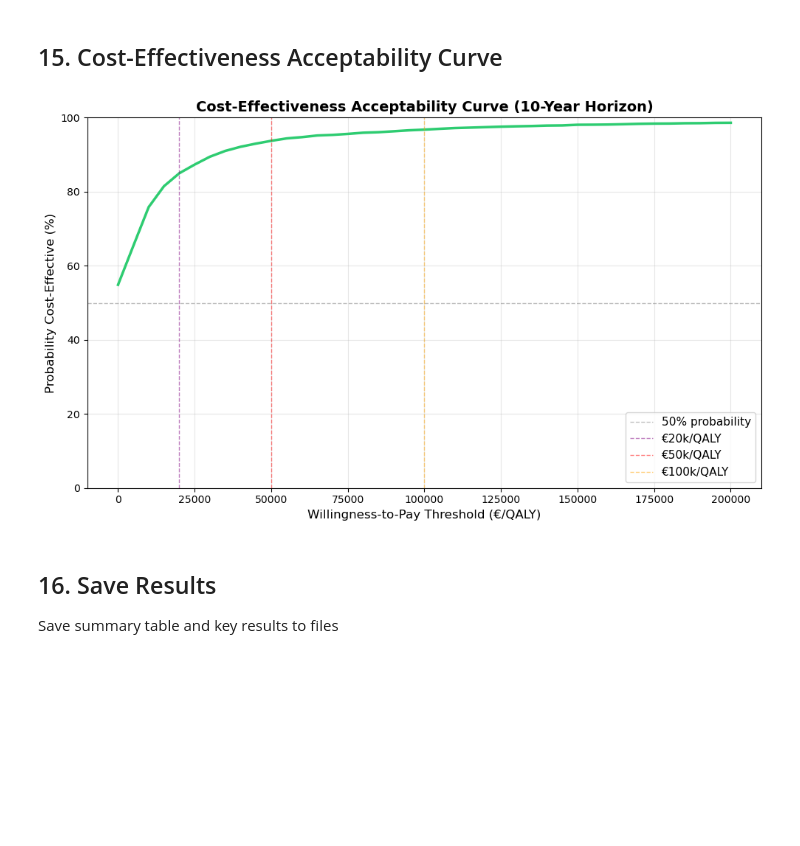
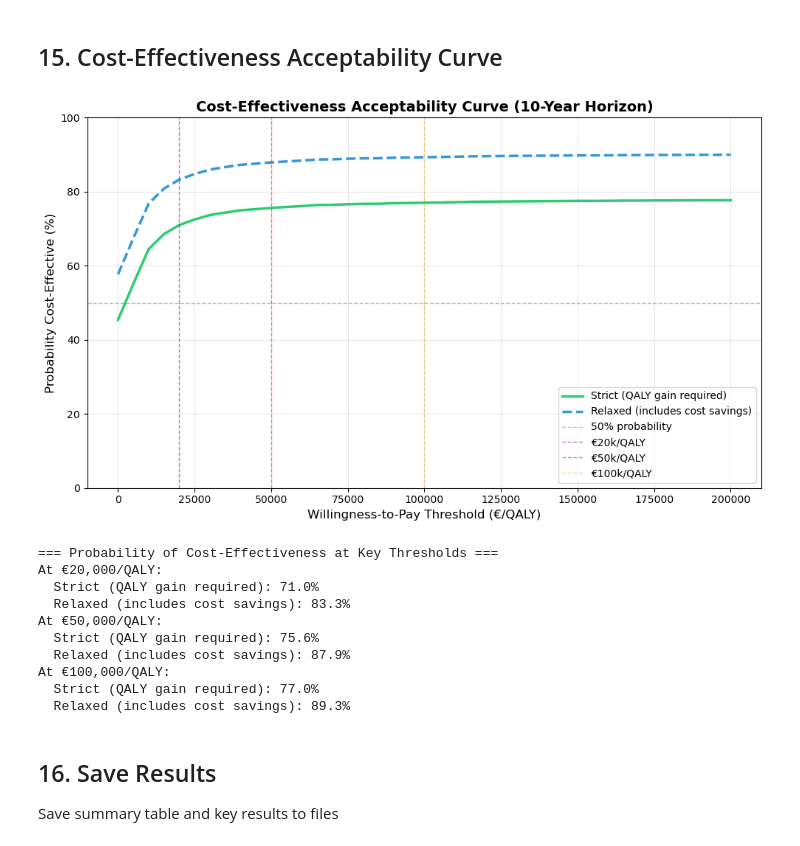
Before and after one commit to felizzi/Glaucoma_Studies, a Jupyter notebook: notebooks/01_model_setup_restructured.ipynb, the cells around one changed output. Cells and saved outputs as stored; diff of their text form; code cells hidden in the pictures; blank space fills up the shorter version.

Commit message:
update of model base with CEAC

```diff
--- a/notebooks/01_model_setup_restructured.ipynb
+++ b/notebooks/01_model_setup_restructured.ipynb
@@ -674,69 +674,104 @@ plt.show()
 # %% [markdown]
 ## 15. Cost-Effectiveness Acceptability Curve
 # %%
-def calculate_ceac(icers, wtp_thresholds):
+def calculate_ceac(incremental_costs, incremental_qalys, wtp_thresholds):
     """
-    Calculate cost-effectiveness acceptability curve from ICERs
+    Calculate cost-effectiveness acceptability curve with strict and relaxed definitions
 
     Parameters:
     -----------
-    icers : array
-        Array of ICERs from PSA (including np.inf for dominated cases)
+    incremental_costs : array
+        Array of incremental costs from PSA
+    incremental_qalys : array
+        Array of incremental QALYs from PSA
     wtp_thresholds : array
         Array of willingness-to-pay thresholds to evaluate
 
     Returns:
     --------
-    dict with 'thresholds' and 'probabilities'
+    dict with 'thresholds', 'probabilities_strict', and 'probabilities_relaxed'
     """
-    probabilities = []
+    probabilities_strict = []
+    probabilities_relaxed = []
 
     for wtp in wtp_thresholds:
-        # Proportion of iterations where ICER < WTP threshold
-        # (np.inf will always be > any finite WTP, which is correct)
-        prob_ce = (icers <= wtp).sum() / len(icers) * 100
-        probabilities.append(prob_ce)
+        # Identify different scenarios
+        dominates = (incremental_costs < 0) & (incremental_qalys > 0)
+        saves_money = incremental_costs < 0
+        cost_effective_positive = (incremental_costs > 0) & (incremental_qalys > 0) & \
+                                 ((incremental_costs / incremental_qalys) <= wtp)
+
+        # Strict: Only if QALY gain (dominates OR acceptable ICER with positive QALYs)
+        cost_effective_strict = dominates | cost_effective_positive
+        prob_strict = np.sum(cost_effective_strict) / len(cost_effective_strict) * 100
+        probabilities_strict.append(prob_strict)
+
+        # Relaxed: Include cost savings even without QALY gain
+        cost_effective_relaxed = saves_money | cost_effective_positive
+        prob_relaxed = np.sum(cost_effective_relaxed) / len(cost_effective_relaxed) * 100
+        probabilities_relaxed.append(prob_relaxed)
 
     return {
         'thresholds': wtp_thresholds,
-        'probabilities': probabilities
+        'probabilities_strict': probabilities_strict,
+        'probabilities_relaxed': probabilities_relaxed
     }
 
-# Use it with the finite ICERs
+# Use it:
 results_10y = comprehensive_results['10_years']
-icers = results_10y['icer_analysis']['finite_icers']
+inc_costs = results_10y['icer_analysis']['incremental_costs']
+inc_qalys = results_10y['icer_analysis']['incremental_qalys']
 
-# Define WTP thresholds
 wtp_thresholds = np.arange(0, 200001, 5000)
+ceac_data = calculate_ceac(inc_costs, inc_qalys, wtp_thresholds)
 
-# Calculate CEAC
-ceac_data = calculate_ceac(icers, wtp_thresholds)
-
-# Enhanced plot
+# Enhanced plot with both curves
 fig, ax = plt.subplots(figsize=(10, 6))
 
-ax.plot(ceac_data['thresholds'], ceac_data['probabilities'],
-        linewidth=2.5, color='#2ecc71')
+ax.plot(ceac_data['thresholds'], ceac_data['probabilities_strict'],
+        linewidth=2.5, color='#2ecc71', label='Strict (QALY gain required)')
+ax.plot(ceac_data['thresholds'], ceac_data['probabilities_relaxed'],
+        linewidth=2.5, color='#3498db', linestyle='--', label='Relaxed (includes cost savings)')
 
 # Add reference lines
 ax.axhline(y=50, color='gray', linestyle='--', linewidth=1, alpha=0.5, label='50% probability')
 ax.axvline(x=20000, color='purple', linestyle='--', linewidth=1, alpha=0.5, label='€20k/QALY')
 ax.axvline(x=50000, color='red', linestyle='--', linewidth=1, alpha=0.5, label='€50k/QALY')
 ax.axvline(x=100000, color='orange', linestyle='--', linewidth=1, alpha=0.5, label='€100k/QALY')
 
 ax.set_xlabel('Willingness-to-Pay Threshold (€/QALY)', fontsize=12)
 ax.set_ylabel('Probability Cost-Effective (%)', fontsize=12)
 ax.set_title('Cost-Effectiveness Acceptability Curve (10-Year Horizon)',
              fontsize=14, fontweight='bold')
 ax.set_ylim(0, 100)
-ax.legend(fontsize=11, loc='lower right')
+ax.legend(fontsize=10, loc='lower right')
 ax.grid(alpha=0.3)
 
 plt.tight_layout()
 plt.savefig('../data/ceac_10_years.png', dpi=300, bbox_inches='tight')
 plt.show()
+
+# Print probabilities at key thresholds
+print("\n=== Probability of Cost-Effectiveness at Key Thresholds ===")
+for threshold in [20000, 50000, 100000]:
+    idx = np.argmin(np.abs(wtp_thresholds - threshold))
+    prob_strict = ceac_data['probabilities_strict'][idx]
+    prob_relaxed = ceac_data['probabilities_relaxed'][idx]
+    print(f"At €{threshold:,}/QALY:")
+    print(f"  Strict (QALY gain required): {prob_strict:.1f}%")
+    print(f"  Relaxed (includes cost savings): {prob_relaxed:.1f}%")
 # %% [output]
-[figure, old version]
+[figure, new version]
+=== Probability of Cost-Effectiveness at Key Thresholds ===
+At €20,000/QALY:
+  Strict (QALY gain required): 71.0%
+  Relaxed (includes cost savings): 83.3%
+At €50,000/QALY:
+  Strict (QALY gain required): 75.6%
+  Relaxed (includes cost savings): 87.9%
+At €100,000/QALY:
+  Strict (QALY gain required): 77.0%
+  Relaxed (includes cost savings): 89.3%
 # %% [markdown]
 ## 16. Save Results
 
```
